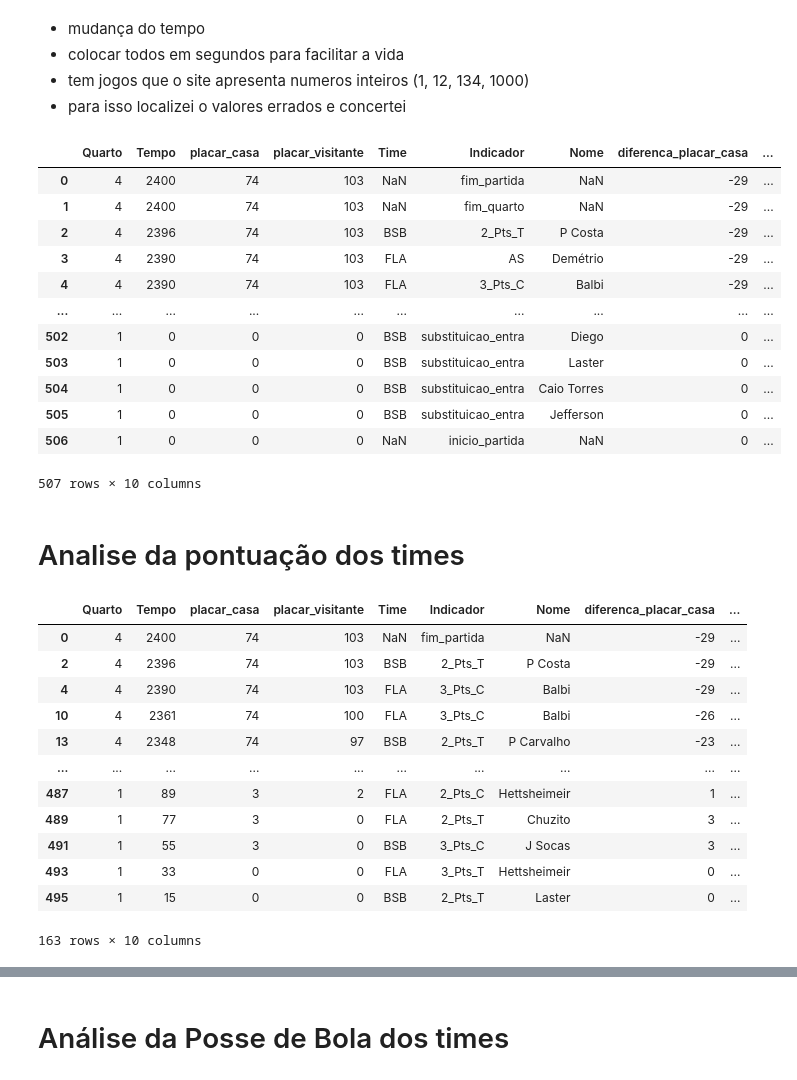
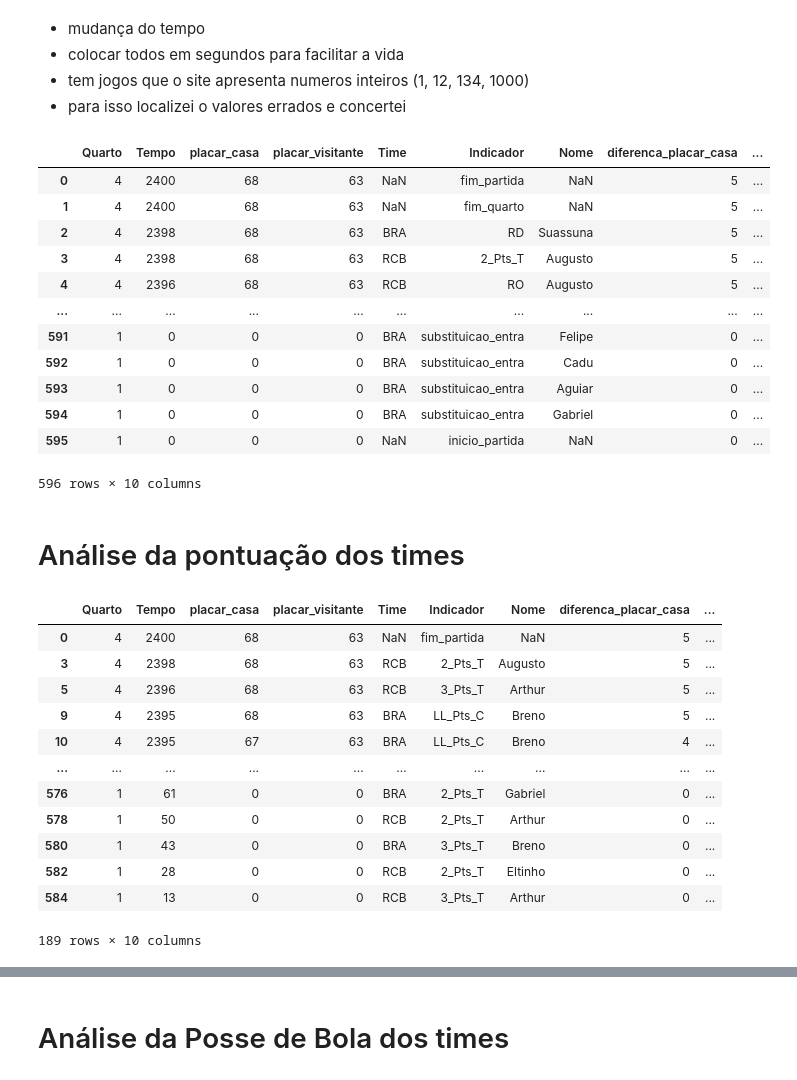
Before and after one commit to Rafael-Prochnow/Analise-descritiva-para-um-time, a Jupyter notebook: Jogada_Jogada.ipynb, the cells around one changed output, grey strips where cells are left out. Saved outputs shown, nothing was run; the diff lists cells and outputs as text; code cells hidden in the pictures.

```diff
--- a/Jogada_Jogada.ipynb
+++ b/Jogada_Jogada.ipynb
@@ -118,7 +142,5 @@ from funcoes_relatorio_analises import *
+# %%
+arquivo = "Brasília_x_Rio Claro.csv"
+# erro 5
 # %%
 # df = pd.read_csv("tabela_1_VipTech CMB_x_Fortaleza B. C.1.csv")
-# %%
-arquivo = "tabela_11_Brasília_x_Flamengo.csv"
-# arquivo = "tabela_45_KTO Caxias do Sul_x_Corinthians.csv"
-# arquivo = "tabela_51_Flamengo_x_Brasília.csv"
-# arquivo = "tabela_37_Cerrado Basquete_x_KTO Caxias do Sul.csv"
@@ -132,2 +149,7 @@ df = pd.read_csv(arquivo)
+# %%
+df = pd.read_csv(arquivo)
+# Substituir algum nome de time que esteja diferente do padrão
+df.replace(to_replace='BRB/Brasília', value='Brasília', inplace=True)
+df.replace(to_replace='Rio Claro/ABDC', value='Rio Claro', inplace=True)
 # %%
 expressao_regular = re.findall(r'[A-Z].*?[.]', arquivo)
@@ -266,27 +292,27 @@ df = df[['Quarto', 'Tempo', 'placar_casa', 'placar_visitante', 'Time', 'Indicado
 # %%
 # Acrescentado colunas
 # diferenca_placar_casa
 # diferenca_placar_visitante
 df['diferenca_placar_casa'] = df['placar_casa'] - df['placar_visitante']
 df['diferenca_placar_visitante'] = df['placar_visitante'] - df['placar_casa']
-df["diferenca_placar_absoluto"] = df.loc[:, ("diferenca_placar_casa")].abs()
+df["diferenca_placar_absoluto"] = df.loc[:, "diferenca_placar_casa"].abs()
 df
 # %% [output]
 |  | Quarto | Tempo | placar_casa | placar_visitante | Time | Indicador | Nome | diferenca_placar_casa | ... |
-| 0 | 4 | 2400 | 74 | 103 | NaN | fim_partida | NaN | -29 | ... |
-| 1 | 4 | 2400 | 74 | 103 | NaN | fim_quarto | NaN | -29 | ... |
-| 2 | 4 | 2396 | 74 | 103 | BSB | 2_Pts_T | P Costa | -29 | ... |
-| 3 | 4 | 2390 | 74 | 103 | FLA | AS | Demétrio | -29 | ... |
-| 4 | 4 | 2390 | 74 | 103 | FLA | 3_Pts_C | Balbi | -29 | ... |
+| 0 | 4 | 2400 | 68 | 63 | NaN | fim_partida | NaN | 5 | ... |
+| 1 | 4 | 2400 | 68 | 63 | NaN | fim_quarto | NaN | 5 | ... |
+| 2 | 4 | 2398 | 68 | 63 | BRA | RD | Suassuna | 5 | ... |
+| 3 | 4 | 2398 | 68 | 63 | RCB | 2_Pts_T | Augusto | 5 | ... |
+| 4 | 4 | 2396 | 68 | 63 | RCB | RO | Augusto | 5 | ... |
 | ... | ... | ... | ... | ... | ... | ... | ... | ... | ... |
-| 502 | 1 | 0 | 0 | 0 | BSB | substituicao_entra | Diego | 0 | ... |
-| 503 | 1 | 0 | 0 | 0 | BSB | substituicao_entra | Laster | 0 | ... |
-| 504 | 1 | 0 | 0 | 0 | BSB | substituicao_entra | Caio Torres | 0 | ... |
-| 505 | 1 | 0 | 0 | 0 | BSB | substituicao_entra | Jefferson | 0 | ... |
-| 506 | 1 | 0 | 0 | 0 | NaN | inicio_partida | NaN | 0 | ... |
+| 591 | 1 | 0 | 0 | 0 | BRA | substituicao_entra | Felipe | 0 | ... |
+| 592 | 1 | 0 | 0 | 0 | BRA | substituicao_entra | Cadu | 0 | ... |
+| 593 | 1 | 0 | 0 | 0 | BRA | substituicao_entra | Aguiar | 0 | ... |
+| 594 | 1 | 0 | 0 | 0 | BRA | substituicao_entra | Gabriel | 0 | ... |
+| 595 | 1 | 0 | 0 | 0 | NaN | inicio_partida | NaN | 0 | ... |
-507 rows × 10 columns
+596 rows × 10 columns
 # %% [markdown]
-# Analise da pontuação dos times
+# Análise da pontuação dos times
 # %%
 pontuacao = df[(df['Indicador'] == '3_Pts_C') | (df['Indicador'] == '3_Pts_T') |
                (df['Indicador'] == '2_Pts_C') | (df['Indicador'] == '2_Pts_T') |
@@ -296,18 +322,18 @@ pontuacao = df[(df['Indicador'] == '3_Pts_C') | (df['Indicador'] == '3_Pts_T') |
 pontuacao
 # %% [output]
 |  | Quarto | Tempo | placar_casa | placar_visitante | Time | Indicador | Nome | diferenca_placar_casa | ... |
-| 0 | 4 | 2400 | 74 | 103 | NaN | fim_partida | NaN | -29 | ... |
-| 2 | 4 | 2396 | 74 | 103 | BSB | 2_Pts_T | P Costa | -29 | ... |
-| 4 | 4 | 2390 | 74 | 103 | FLA | 3_Pts_C | Balbi | -29 | ... |
-| 10 | 4 | 2361 | 74 | 100 | FLA | 3_Pts_C | Balbi | -26 | ... |
-| 13 | 4 | 2348 | 74 | 97 | BSB | 2_Pts_T | P Carvalho | -23 | ... |
+| 0 | 4 | 2400 | 68 | 63 | NaN | fim_partida | NaN | 5 | ... |
+| 3 | 4 | 2398 | 68 | 63 | RCB | 2_Pts_T | Augusto | 5 | ... |
+| 5 | 4 | 2396 | 68 | 63 | RCB | 3_Pts_T | Arthur | 5 | ... |
+| 9 | 4 | 2395 | 68 | 63 | BRA | LL_Pts_C | Breno | 5 | ... |
+| 10 | 4 | 2395 | 67 | 63 | BRA | LL_Pts_C | Breno | 4 | ... |
 | ... | ... | ... | ... | ... | ... | ... | ... | ... | ... |
-| 487 | 1 | 89 | 3 | 2 | FLA | 2_Pts_C | Hettsheimeir | 1 | ... |
-| 489 | 1 | 77 | 3 | 0 | FLA | 2_Pts_T | Chuzito | 3 | ... |
-| 491 | 1 | 55 | 3 | 0 | BSB | 3_Pts_C | J Socas | 3 | ... |
-| 493 | 1 | 33 | 0 | 0 | FLA | 3_Pts_T | Hettsheimeir | 0 | ... |
-| 495 | 1 | 15 | 0 | 0 | BSB | 2_Pts_T | Laster | 0 | ... |
+| 576 | 1 | 61 | 0 | 0 | BRA | 2_Pts_T | Gabriel | 0 | ... |
+| 578 | 1 | 50 | 0 | 0 | RCB | 2_Pts_T | Arthur | 0 | ... |
+| 580 | 1 | 43 | 0 | 0 | BRA | 3_Pts_T | Breno | 0 | ... |
+| 582 | 1 | 28 | 0 | 0 | RCB | 2_Pts_T | Eltinho | 0 | ... |
+| 584 | 1 | 13 | 0 | 0 | RCB | 3_Pts_T | Arthur | 0 | ... |
-163 rows × 10 columns
+189 rows × 10 columns
 # %%
 # estamos invertendo os valores para deixar parecido com o jogo
 pontuacao = pontuacao[::-1]
```
Also changed, not shown: parts of 223 cells of this notebook, 8 other files.
